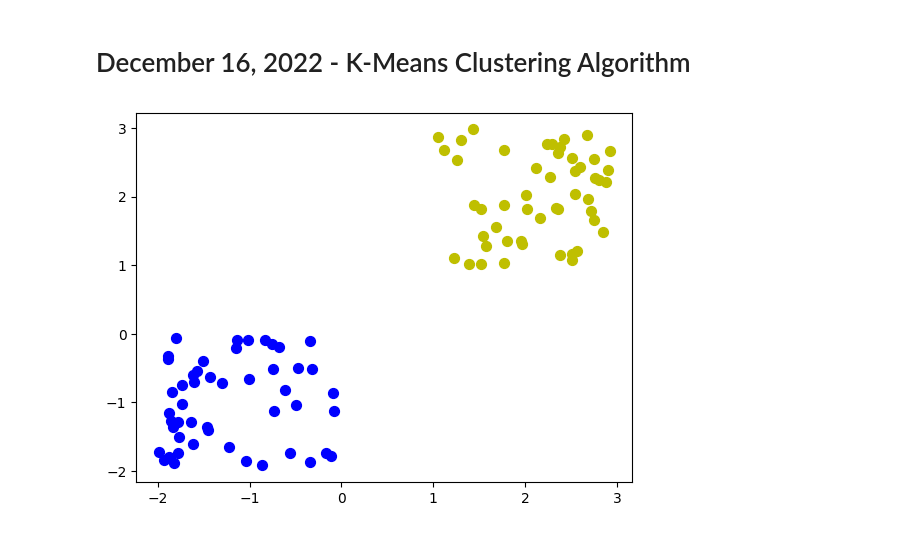
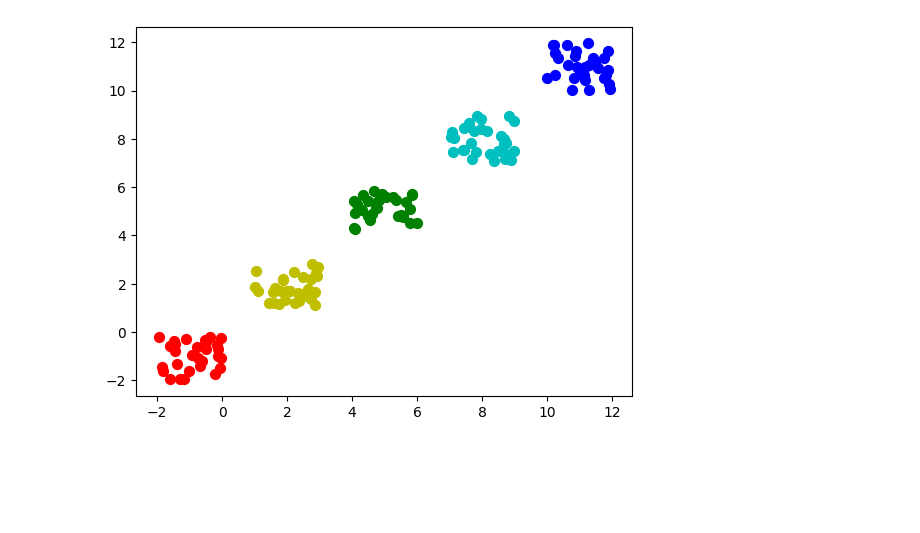
Before and after one commit to B1nz/Practice-of-Information, a Jupyter notebook: Exercise 9 - K-Means.ipynb, the cells around one changed output. Drawn from its saved outputs; the diff is of its cells as text; code cells hidden in the pictures; blank space fills up the shorter version.

```diff
--- a/Exercise 9 - K-Means.ipynb
+++ b/Exercise 9 - K-Means.ipynb
@@ -1,19 +0,0 @@
-# %% [markdown]
-# December 16, 2022 - K-Means Clustering Algorithm
-# %%
-# k-means clustering algorithm
-
-#
-import matplotlib.pyplot as plt
-from sklearn.cluster import KMeans
-import numpy as np
-
-# generate random data consisting of 2 groups
-X= -2 * np.random.rand(100,2)
-X1 = 1 + 2 * np.random.rand(50,2)
-X[50:100, :] = X1
-plt.scatter(X[0:49, 0],X[0:49 , 1], s = 50, c = 'b')
-plt.scatter(X[50:100, 0], X[50:100, 1], s = 50, c = 'y')
-plt.show()
-# %% [output]
-[figure, removed]
@@ -20,3 +8,22 @@ plt.show()
+# %%
+# generate random data consisting of 2 groups
+X= -2 * np.random.rand(150,2)
+X1 = 1 + 2 * np.random.rand(30,2)
+X2 = 4 + 2 * np.random.rand(30,2)
+X3 = 7 + 2 * np.random.rand(30,2)
+X4 = 10 + 2 * np.random.rand(30,2)
+X[30:60, :] = X1
+X[60:90, :] = X2
+X[90:120, :] = X3
+X[120:150, :] = X4
+plt.scatter(X[0:30, 0],X[0:30 , 1], s = 50, c = 'r')
+plt.scatter(X[30:60, 0], X[30:60, 1], s = 50, c = 'y')
+plt.scatter(X[60:90, 0], X[60:90, 1], s = 50, c = 'g')
+plt.scatter(X[90:120, 0], X[90:120, 1], s = 50, c = 'c')
+plt.scatter(X[120:150, 0], X[120:150, 1], s = 50, c = 'b')
+plt.show()
+# %% [output]
+[figure, added]
 # %%
 Kmean = KMeans(n_clusters=2)
 Kmean.fit(X)
```
Also changed, not shown: parts of 3 cells of this notebook, 1 other file.
